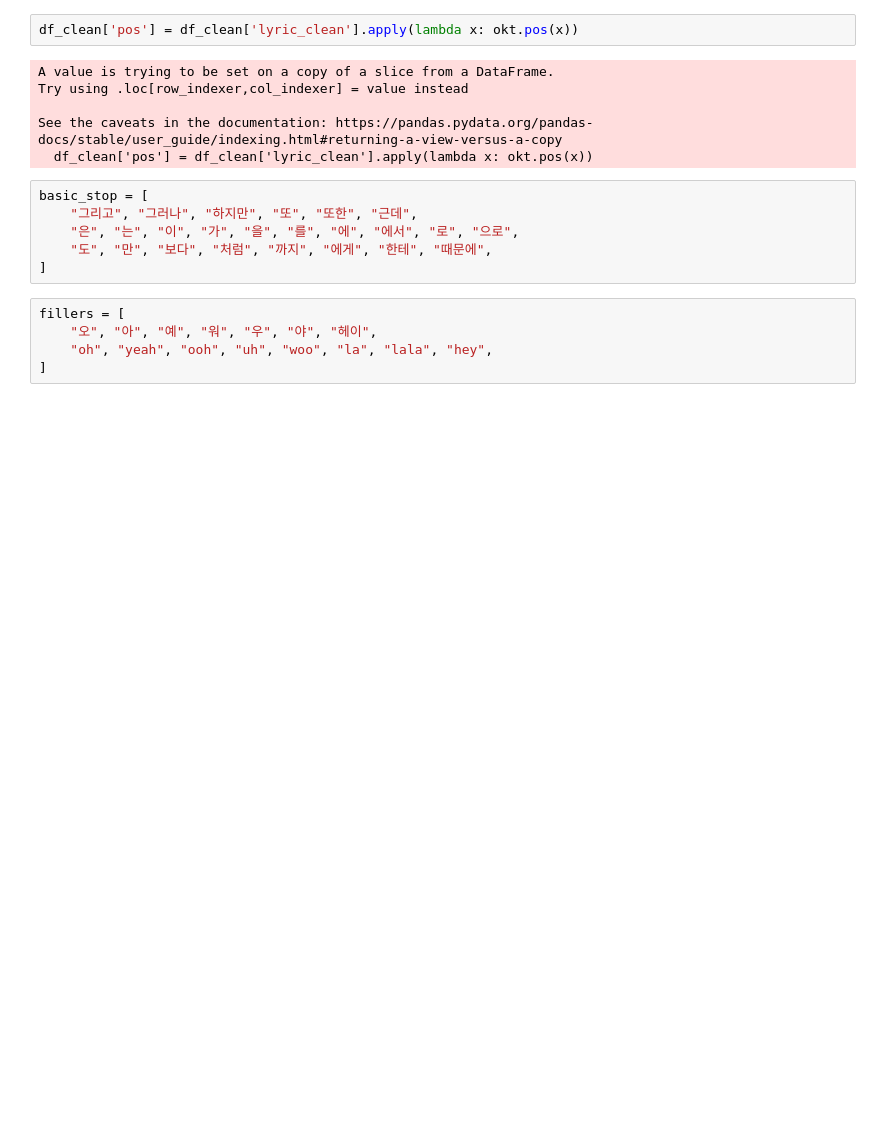
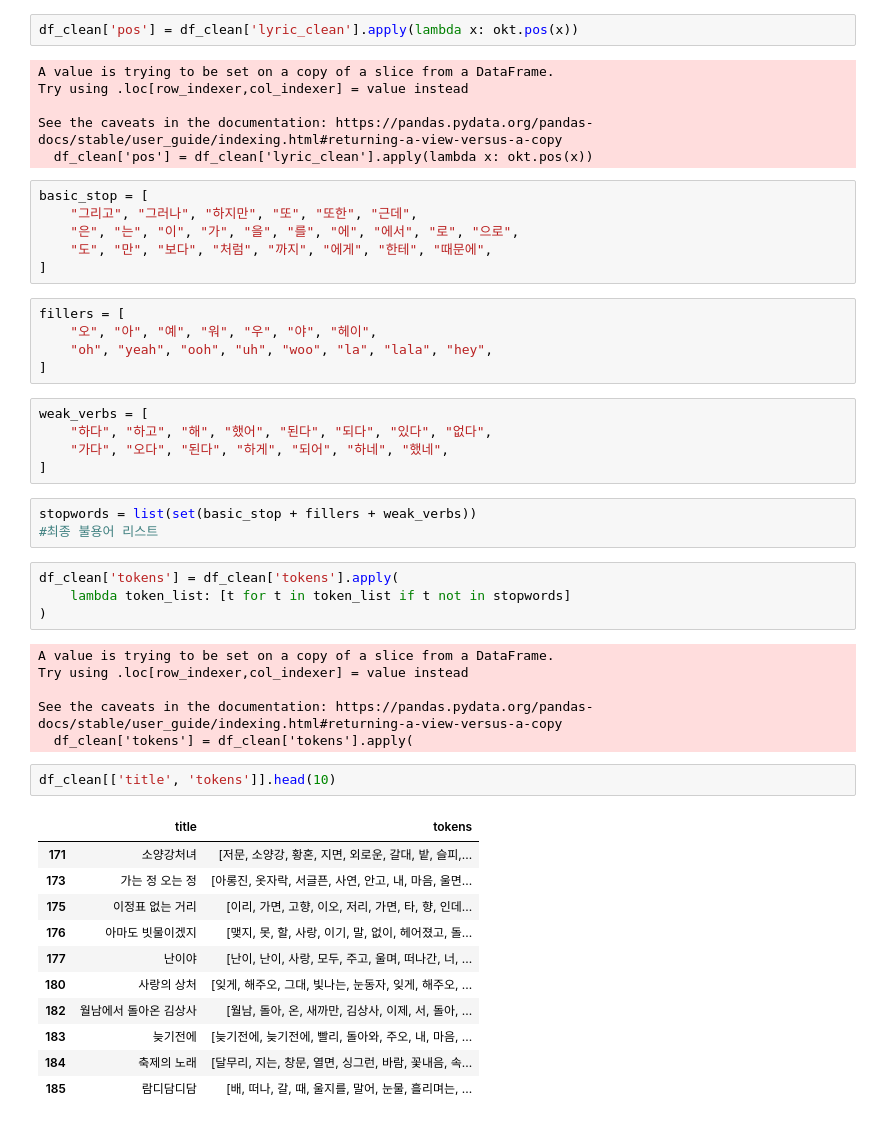
Before and after one commit to jangdain04-lab/TA_Airpods, a Jupyter notebook: TA_결측값삭제버전.ipynb, the cells around one changed output. Cells and saved outputs as stored; diff of their text form; blank space fills up the shorter version.

```diff
--- a/TA_결측값삭제버전.ipynb
+++ b/TA_결측값삭제버전.ipynb
@@ -310,3 +310,35 @@ fillers = [
     "오", "아", "예", "워", "우", "야", "헤이",
     "oh", "yeah", "ooh", "uh", "woo", "la", "lala", "hey",
 ]
+# %%
+weak_verbs = [
+    "하다", "하고", "해", "했어", "된다", "되다", "있다", "없다",
+    "가다", "오다", "된다", "하게", "되어", "하네", "했네",
+]
+# %%
+stopwords = list(set(basic_stop + fillers + weak_verbs))
+#최종 불용어 리스트
+# %%
+df_clean['tokens'] = df_clean['tokens'].apply(
+    lambda token_list: [t for t in token_list if t not in stopwords]
+)
+# %% [output]
+A value is trying to be set on a copy of a slice from a DataFrame.
+Try using .loc[row_indexer,col_indexer] = value instead
+
+See the caveats in the documentation: https://pandas.pydata.org/pandas-docs/stable/user_guide/indexing.html#returning-a-view-versus-a-copy
+  df_clean['tokens'] = df_clean['tokens'].apply(
+# %%
+df_clean[['title', 'tokens']].head(10)
+# %% [output]
+|  | title | tokens |
+| 171 | 소양강처녀 | [저문, 소양강, 황혼, 지면, 외로운, 갈대, 밭, 슬피,... |
+| 173 | 가는 정 오는 정 | [아롱진, 옷자락, 서글픈, 사연, 안고, 내, 마음, 울면... |
+| 175 | 이정표 없는 거리 | [이리, 가면, 고향, 이오, 저리, 가면, 타, 향, 인데... |
+| 176 | 아마도 빗물이겠지 | [맺지, 못, 할, 사랑, 이기, 말, 없이, 헤어졌고, 돌... |
+| 177 | 난이야 | [난이, 난이, 사랑, 모두, 주고, 울며, 떠나간, 너, ... |
+| 180 | 사랑의 상처 | [잊게, 해주오, 그대, 빛나는, 눈동자, 잊게, 해주오, ... |
+| 182 | 월남에서 돌아온 김상사 | [월남, 돌아, 온, 새까만, 김상사, 이제, 서, 돌아, ... |
+| 183 | 늦기전에 | [늦기전에, 늦기전에, 빨리, 돌아와, 주오, 내, 마음, ... |
+| 184 | 축제의 노래 | [달무리, 지는, 창문, 열면, 싱그런, 바람, 꽃내음, 속... |
+| 185 | 람디담디담 | [배, 떠나, 갈, 때, 울지를, 말어, 눈물, 흘리며는, ... |
```
Also changed, not shown: parts of 5 cells of this notebook.
